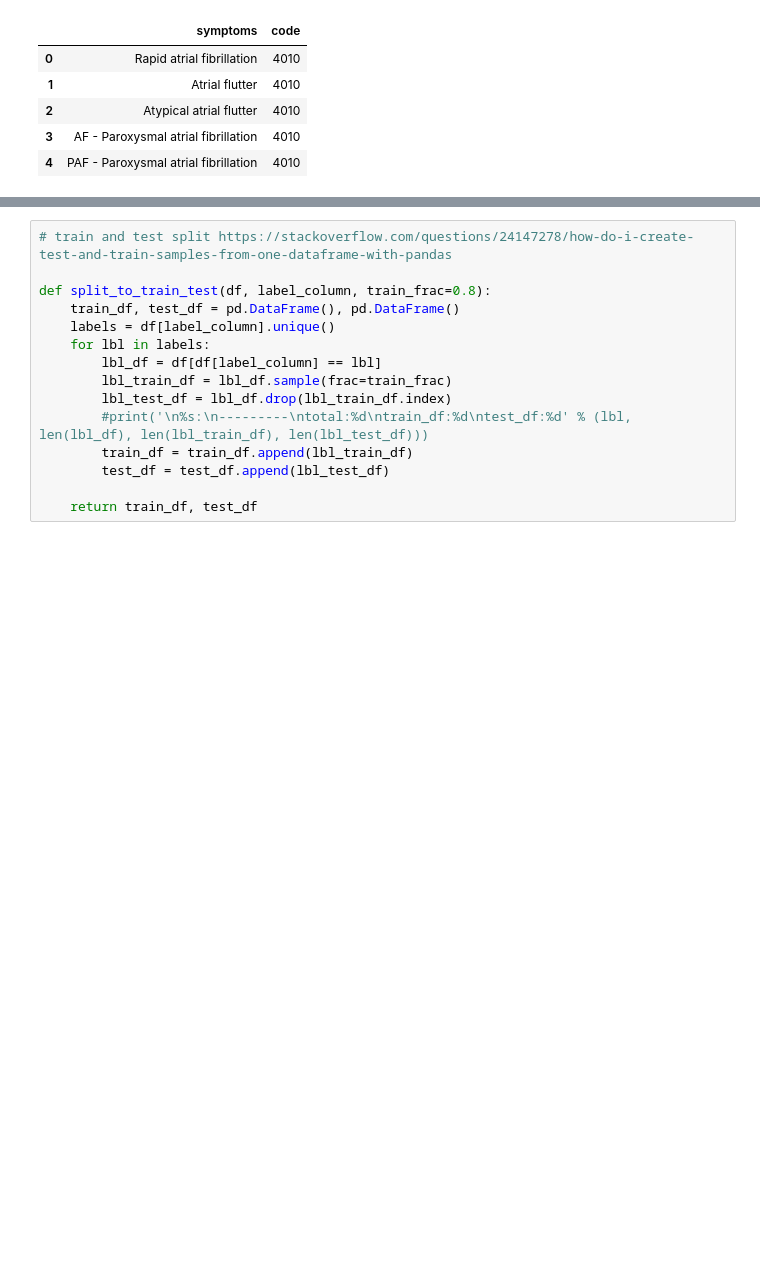
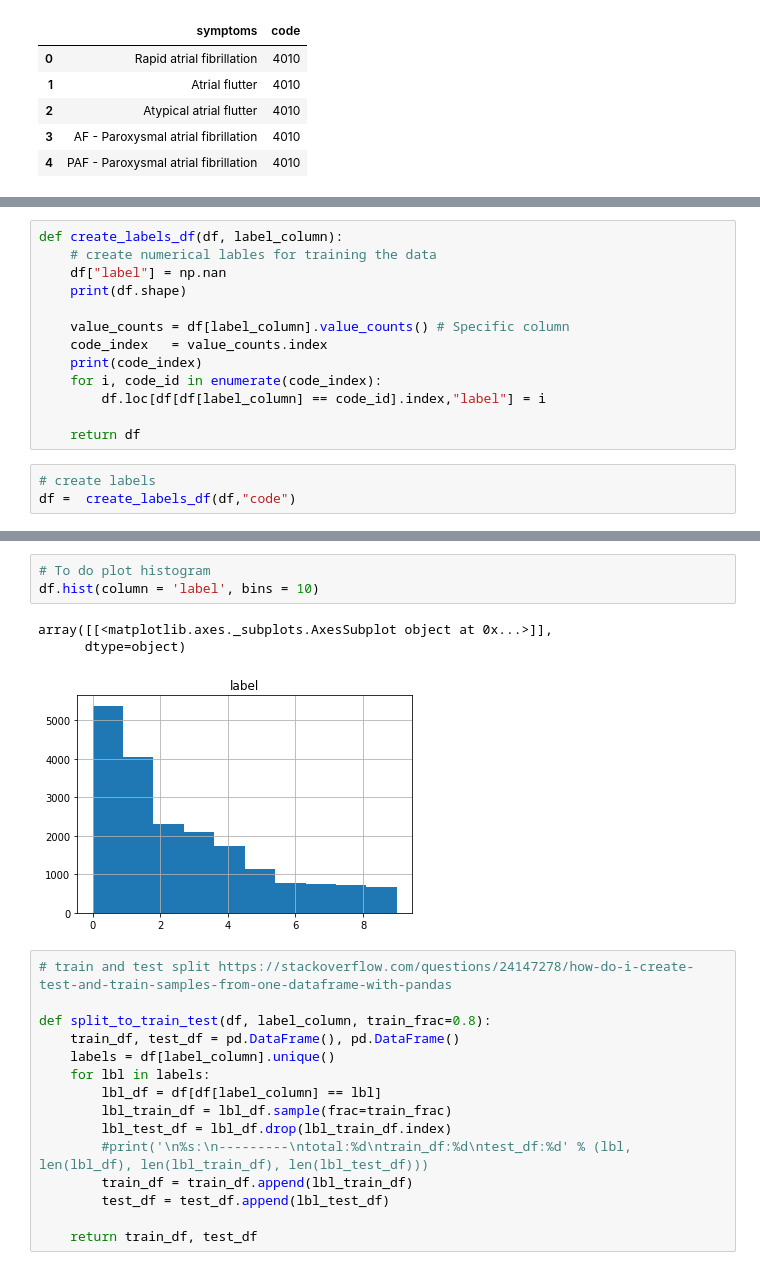
Before and after one commit to chaitanyarajasekhar/patient_symptoms_classification, a Jupyter notebook: medical_symptoms_text_classification.ipynb, the cells around one changed output, grey strips where cells are left out. Drawn from its saved outputs; the diff is of its cells as text; blank space fills up the shorter version.

```diff
--- a/medical_symptoms_text_classification.ipynb
+++ b/medical_symptoms_text_classification.ipynb
@@ -208,0 +171,16 @@ Name: label, Length: 200, dtype: int64
+# %%
+def create_labels_df(df, label_column):
+    # create numerical lables for training the data
+    df["label"] = np.nan
+    print(df.shape)
+
+    value_counts = df[label_column].value_counts() # Specific column
+    code_index   = value_counts.index
+    print(code_index)
+    for i, code_id in enumerate(code_index):
+        df.loc[df[df[label_column] == code_id].index,"label"] = i
+
+    return df
+# %%
+# create labels
+df =  create_labels_df(df,"code")
@@ -209,3 +199,10 @@ Name: label, Length: 200, dtype: int64
+# %%
+# To do plot histogram
+df.hist(column = 'label', bins = 10)
+# %% [output]
+array([[<matplotlib.axes._subplots.AxesSubplot object at 0x...>]],
+      dtype=object)
+[figure, added]
 # %%
 # train and test split https://stackoverflow.com/questions/24147278/how-do-i-create-test-and-train-samples-from-one-dataframe-with-pandas
 
```
Also changed, not shown: parts of 52 cells of this notebook.
